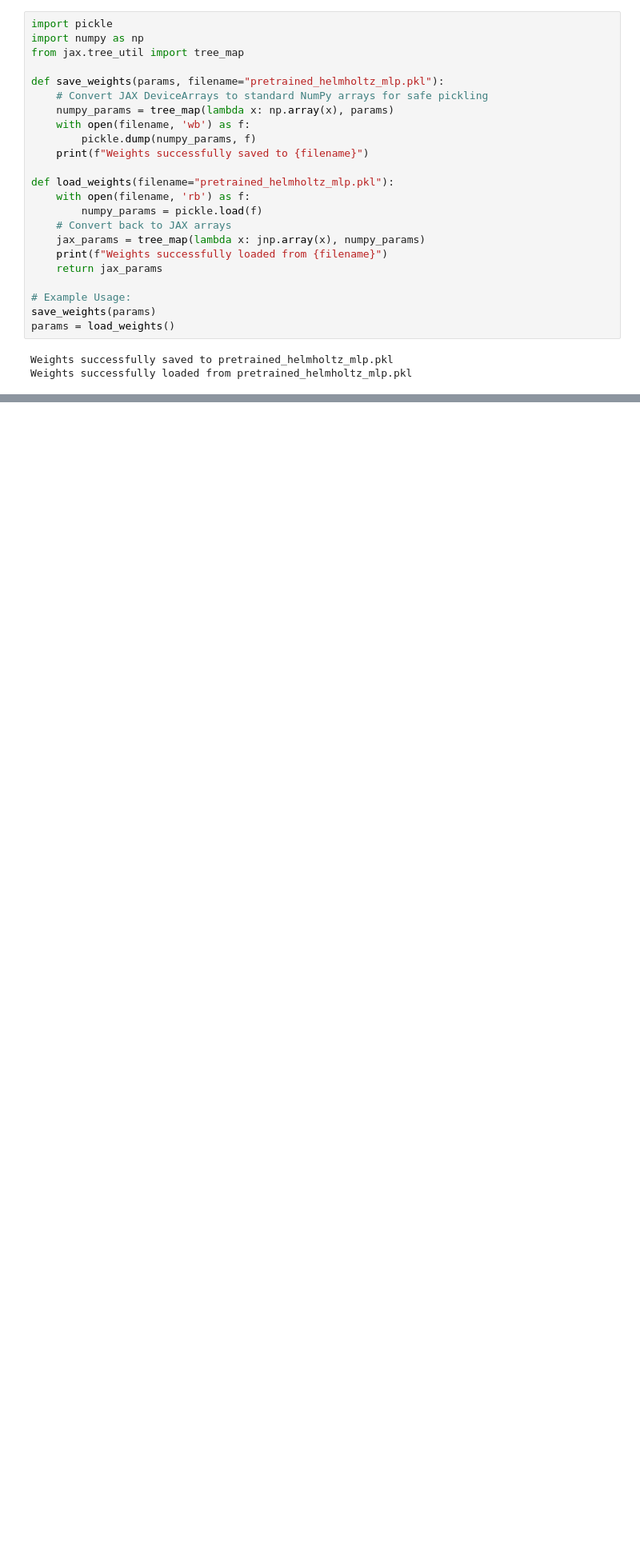
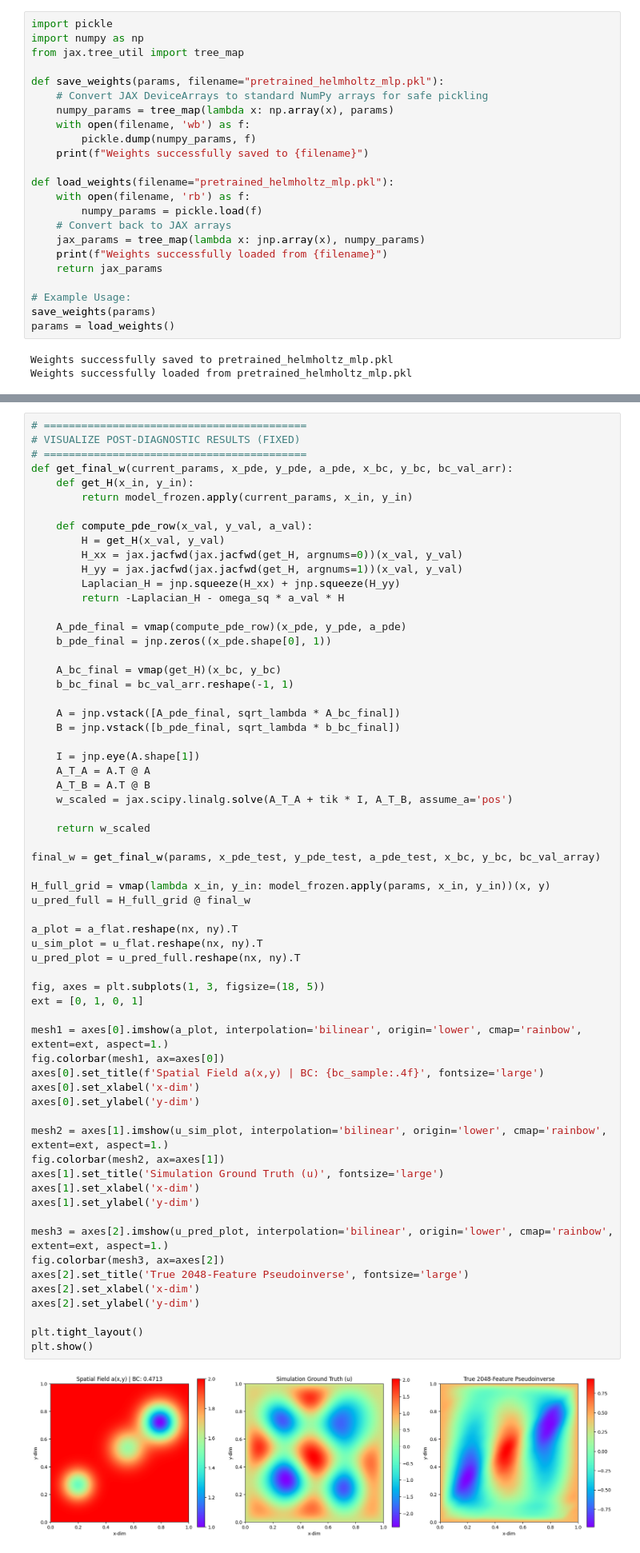
Before and after one commit to wang-yuancheng/piml, a Jupyter notebook: notebooks/helmholtz_solver_single_nolinear_testing_freeze.ipynb, the cells around one changed output, grey strips where cells are left out. Shown at 80% size. Cells and saved outputs as stored; diff of their text form; blank space fills up the shorter version.

```diff
--- a/notebooks/helmholtz_solver_single_nolinear_testing_freeze.ipynb
+++ b/notebooks/helmholtz_solver_single_nolinear_testing_freeze.ipynb
@@ -497,0 +607,65 @@ plt.show()
+# %%
+# ==========================================
+# VISUALIZE POST-DIAGNOSTIC RESULTS (FIXED)
+# ==========================================
+def get_final_w(current_params, x_pde, y_pde, a_pde, x_bc, y_bc, bc_val_arr):
+    def get_H(x_in, y_in):
+        return model_frozen.apply(current_params, x_in, y_in)
+
+    def compute_pde_row(x_val, y_val, a_val):
+        H = get_H(x_val, y_val)
+        H_xx = jax.jacfwd(jax.jacfwd(get_H, argnums=0))(x_val, y_val)
+        H_yy = jax.jacfwd(jax.jacfwd(get_H, argnums=1))(x_val, y_val)
+        Laplacian_H = jnp.squeeze(H_xx) + jnp.squeeze(H_yy)
+        return -Laplacian_H - omega_sq * a_val * H
+
+    A_pde_final = vmap(compute_pde_row)(x_pde, y_pde, a_pde)
+    b_pde_final = jnp.zeros((x_pde.shape[0], 1))
+
+    A_bc_final = vmap(get_H)(x_bc, y_bc)
+    b_bc_final = bc_val_arr.reshape(-1, 1)
+
+    A = jnp.vstack([A_pde_final, sqrt_lambda * A_bc_final])
+    B = jnp.vstack([b_pde_final, sqrt_lambda * b_bc_final])
+
+    I = jnp.eye(A.shape[1])
+    A_T_A = A.T @ A
+    A_T_B = A.T @ B
+    w_scaled = jax.scipy.linalg.solve(A_T_A + tik * I, A_T_B, assume_a='pos')
+
+    return w_scaled
+
+final_w = get_final_w(params, x_pde_test, y_pde_test, a_pde_test, x_bc, y_bc, bc_val_array)
+
+H_full_grid = vmap(lambda x_in, y_in: model_frozen.apply(params, x_in, y_in))(x, y)
+u_pred_full = H_full_grid @ final_w
+
+a_plot = a_flat.reshape(nx, ny).T
+u_sim_plot = u_flat.reshape(nx, ny).T
+u_pred_plot = u_pred_full.reshape(nx, ny).T
+
+fig, axes = plt.subplots(1, 3, figsize=(18, 5))
+ext = [0, 1, 0, 1]
+
+mesh1 = axes[0].imshow(a_plot, interpolation='bilinear', origin='lower', cmap='rainbow', extent=ext, aspect=1.)
+fig.colorbar(mesh1, ax=axes[0])
+axes[0].set_title(f'Spatial Field a(x,y) | BC: {bc_sample:.4f}', fontsize='large')
+axes[0].set_xlabel('x-dim')
+axes[0].set_ylabel('y-dim')
+
+mesh2 = axes[1].imshow(u_sim_plot, interpolation='bilinear', origin='lower', cmap='rainbow', extent=ext, aspect=1.)
+fig.colorbar(mesh2, ax=axes[1])
+axes[1].set_title('Simulation Ground Truth (u)', fontsize='large')
+axes[1].set_xlabel('x-dim')
+axes[1].set_ylabel('y-dim')
+
+mesh3 = axes[2].imshow(u_pred_plot, interpolation='bilinear', origin='lower', cmap='rainbow', extent=ext, aspect=1.)
+fig.colorbar(mesh3, ax=axes[2])
+axes[2].set_title('True 2048-Feature Pseudoinverse', fontsize='large')
+axes[2].set_xlabel('x-dim')
+axes[2].set_ylabel('y-dim')
+
+plt.tight_layout()
+plt.show()
+# %% [output]
+[figure, added]
```
Also changed, not shown: parts of 8 cells of this notebook.
